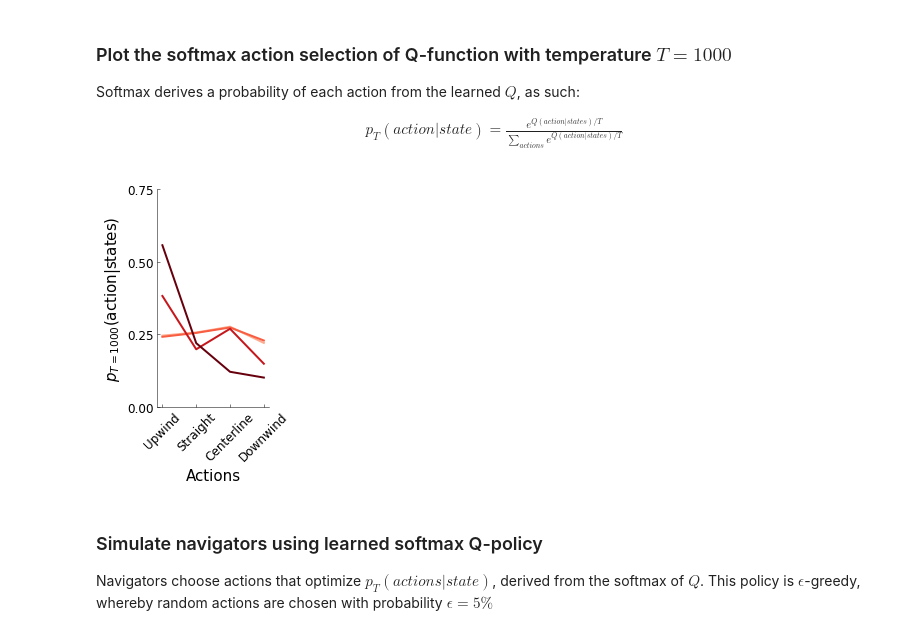
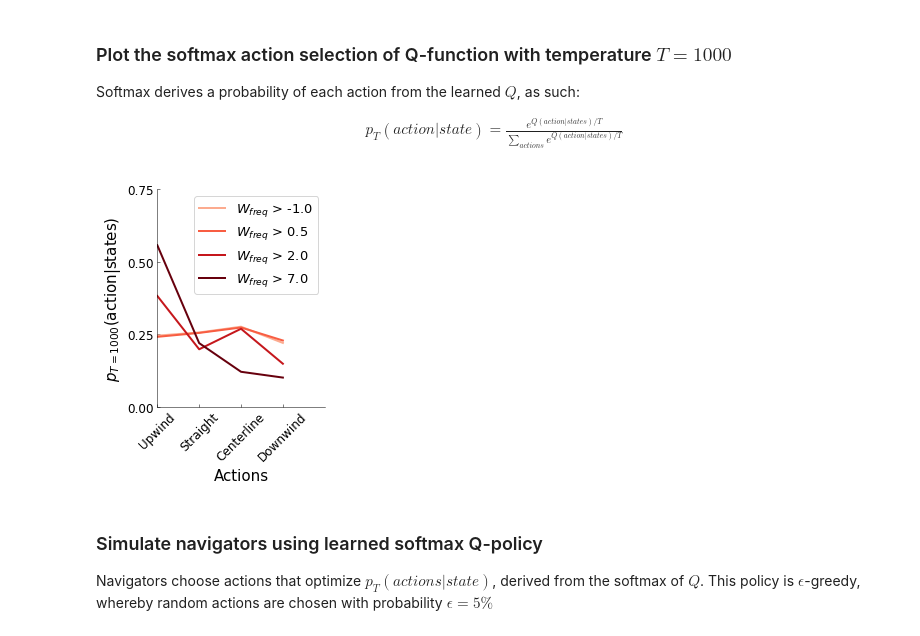
Before and after one commit to niragkadakia/odor-plume-reinforcement-learning, a Jupyter notebook: upwind-downwind-centerline model.ipynb, the cells around one changed output. Saved outputs shown, nothing was run; the diff lists cells and outputs as text; code cells hidden in the pictures.

```diff
--- a/upwind-downwind-centerline model.ipynb
+++ b/upwind-downwind-centerline model.ipynb
@@ -72,7 +75,8 @@ a.def_actions()
 # %% [markdown]
 ### Set the frequency partitions defining the states
 # %%
-a.def_states(freq_bins=[-1, 0.5, 2, 7, 100])
+freq_bins = [-1, 0.5, 2, 7, 100]
+a.def_states(freq_bins=freq_bins)
 # %% [markdown]
 ### Run
 # %%
@@ -129,20 +133,24 @@ p_{T}(action|state) = \frac{e^{Q(action|states)/T}}{\sum_{actions}e^{Q(action|st
 # %%
 temp = 1000
 Q_norm = (np.exp(Q_terminal.T/temp)/np.sum(np.exp(Q_terminal/temp), axis=-1)).T
 
-fig, ax = gen_plot(2, 4)
+fig, ax = gen_plot(3, 4)
 colors = plt.cm.Reds(np.linspace(0.3, 1.0, a._num_states))
 for iS in range(a._num_states):
-    plt.plot(Q_norm[iS], color=colors[iS], lw=2)
+    plt.plot(Q_norm[iS], color=colors[iS], lw=2,
+             label='$W_{freq}$ > %.1f' % freq_bins[iS])
 
 plt.xlabel('Actions', fontsize=15)
 plt.ylabel(r'$p_{T=%s}($action|states)' % temp, fontsize=15)
 plt.xticks(range(a._num_actions), fontsize=12)
 plt.yticks([0, 0.25, 0.5, 0.75], fontsize=12)
-ax.set_xticklabels(['Upwind', 'Straight', 'Centerline', 'Downwind'], rotation=45)
+plt.xlim(0, 4)
+ax.set_xticklabels(['Upwind', 'Straight',
+                    'Centerline', 'Downwind'], rotation=45)
+plt.legend(loc=1, fontsize=13)
 plt.show()
 # %% [output]
-[figure, old version]
+[figure, new version]
 # %% [markdown]
 ### Simulate navigators using learned softmax Q-policy
 
```
Also changed, not shown: parts of 4 cells of this notebook, 3 other files.
